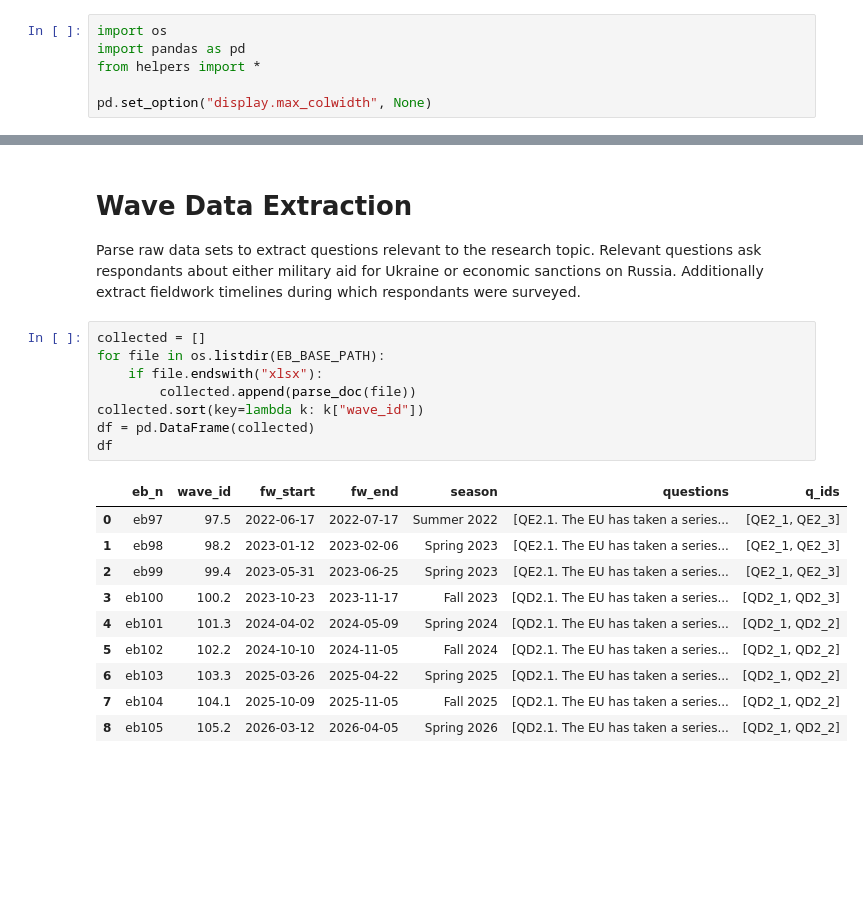
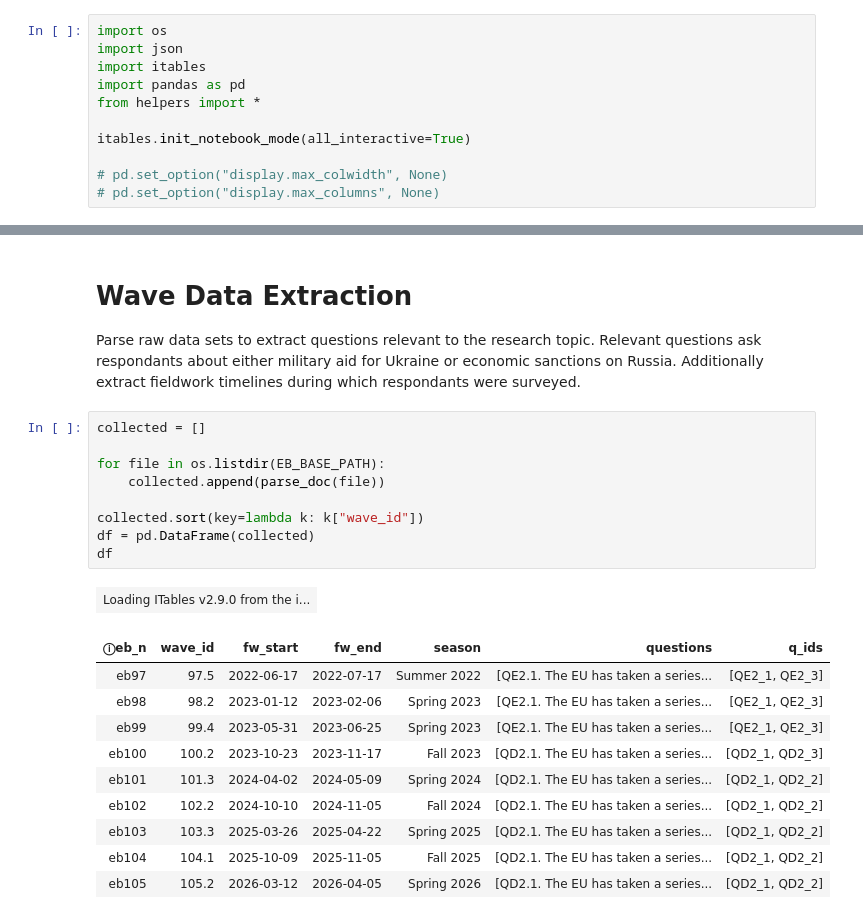
Before and after one commit to kam-eeel/pol380-research, a Jupyter notebook: analysis.ipynb, the cells around one changed output, grey strips where cells are left out. Drawn from its saved outputs; the diff is of its cells as text; blank space fills up the shorter version.

```diff
--- a/analysis.ipynb
+++ b/analysis.ipynb
@@ -2,7 +2,12 @@
 # Imports
 # %%
 import os
+import json
+import itables
 import pandas as pd
 from helpers import *
 
-pd.set_option("display.max_colwidth", None)
+itables.init_notebook_mode(all_interactive=True)
+
+# pd.set_option("display.max_colwidth", None)
+# pd.set_option("display.max_columns", None)
@@ -12,23 +19,25 @@ Parse raw data sets to extract questions relevant to the research topic. Relevan
 Additionally extract fieldwork timelines during which respondants were surveyed.
 # %%
 collected = []
+
 for file in os.listdir(EB_BASE_PATH):
-    if file.endswith("xlsx"):
-        collected.append(parse_doc(file))
+    collected.append(parse_doc(file))
+
 collected.sort(key=lambda k: k["wave_id"])
 df = pd.DataFrame(collected)
 df
 # %% [output]
-|  | eb_n | wave_id | fw_start | fw_end | season | questions | q_ids |
-| 0 | eb97 | 97.5 | 2022-06-17 | 2022-07-17 | Summer 2022 | [QE2.1. The EU has taken a series... | [QE2_1, QE2_3] |
-| 1 | eb98 | 98.2 | 2023-01-12 | 2023-02-06 | Spring 2023 | [QE2.1. The EU has taken a series... | [QE2_1, QE2_3] |
-| 2 | eb99 | 99.4 | 2023-05-31 | 2023-06-25 | Spring 2023 | [QE2.1. The EU has taken a series... | [QE2_1, QE2_3] |
-| 3 | eb100 | 100.2 | 2023-10-23 | 2023-11-17 | Fall 2023 | [QD2.1. The EU has taken a series... | [QD2_1, QD2_3] |
-| 4 | eb101 | 101.3 | 2024-04-02 | 2024-05-09 | Spring 2024 | [QD2.1. The EU has taken a series... | [QD2_1, QD2_2] |
-| 5 | eb102 | 102.2 | 2024-10-10 | 2024-11-05 | Fall 2024 | [QD2.1. The EU has taken a series... | [QD2_1, QD2_2] |
-| 6 | eb103 | 103.3 | 2025-03-26 | 2025-04-22 | Spring 2025 | [QD2.1. The EU has taken a series... | [QD2_1, QD2_2] |
-| 7 | eb104 | 104.1 | 2025-10-09 | 2025-11-05 | Fall 2025 | [QD2.1. The EU has taken a series... | [QD2_1, QD2_2] |
-| 8 | eb105 | 105.2 | 2026-03-12 | 2026-04-05 | Spring 2026 | [QD2.1. The EU has taken a series... | [QD2_1, QD2_2] |
+| Loading ITables v2.9.0 from the i... |
+| ⓘeb_n | wave_id | fw_start | fw_end | season | questions | q_ids |
+| eb97 | 97.5 | 2022-06-17 | 2022-07-17 | Summer 2022 | [QE2.1. The EU has taken a series... | [QE2_1, QE2_3] |
+| eb98 | 98.2 | 2023-01-12 | 2023-02-06 | Spring 2023 | [QE2.1. The EU has taken a series... | [QE2_1, QE2_3] |
+| eb99 | 99.4 | 2023-05-31 | 2023-06-25 | Spring 2023 | [QE2.1. The EU has taken a series... | [QE2_1, QE2_3] |
+| eb100 | 100.2 | 2023-10-23 | 2023-11-17 | Fall 2023 | [QD2.1. The EU has taken a series... | [QD2_1, QD2_3] |
+| eb101 | 101.3 | 2024-04-02 | 2024-05-09 | Spring 2024 | [QD2.1. The EU has taken a series... | [QD2_1, QD2_2] |
+| eb102 | 102.2 | 2024-10-10 | 2024-11-05 | Fall 2024 | [QD2.1. The EU has taken a series... | [QD2_1, QD2_2] |
+| eb103 | 103.3 | 2025-03-26 | 2025-04-22 | Spring 2025 | [QD2.1. The EU has taken a series... | [QD2_1, QD2_2] |
+| eb104 | 104.1 | 2025-10-09 | 2025-11-05 | Fall 2025 | [QD2.1. The EU has taken a series... | [QD2_1, QD2_2] |
+| eb105 | 105.2 | 2026-03-12 | 2026-04-05 | Spring 2026 | [QD2.1. The EU has taken a series... | [QD2_1, QD2_2] |
 # %%
 qs = pd.DataFrame(df["questions"].tolist(), index=df.index)
 qs.columns = ["q1", "q2"]
```
Also changed, not shown: parts of 8 cells of this notebook, 3 other files.
